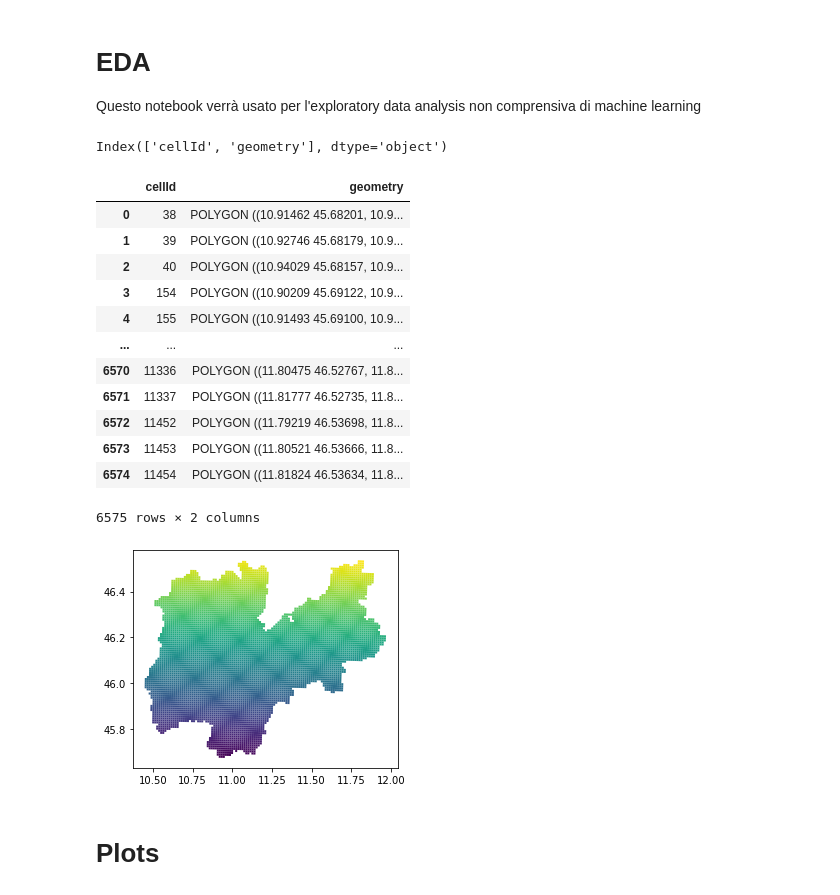
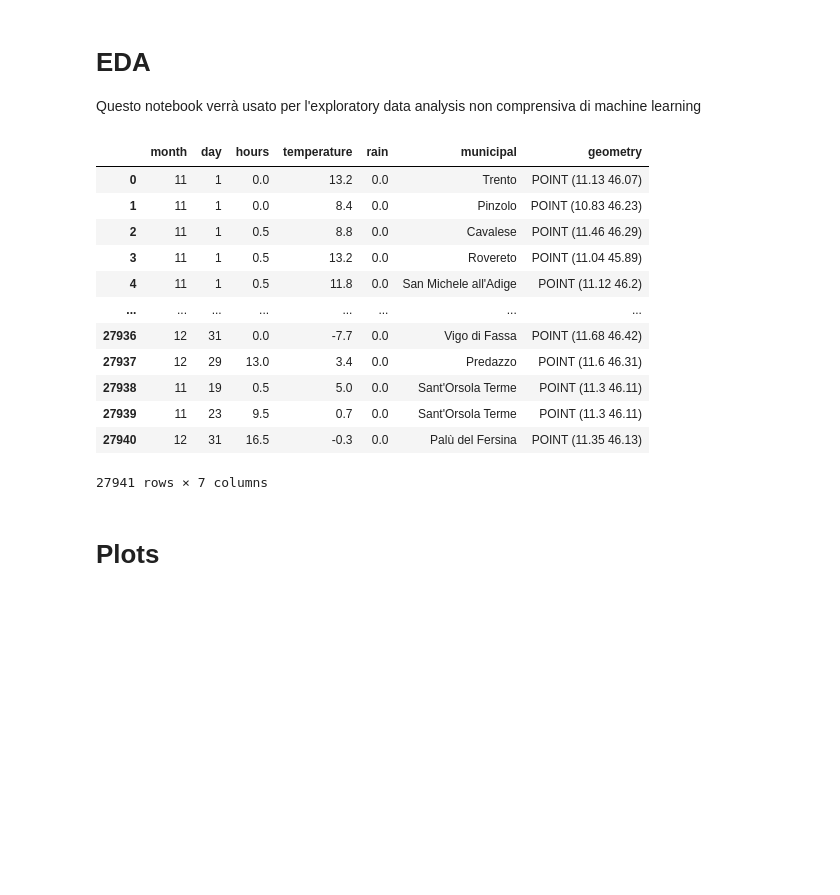
Before and after one commit to devix2/IntroToDS_FinalProject, a Jupyter notebook: SocialPulse(noCC)/EDA.ipynb, the cells around one changed output. Saved outputs shown, nothing was run; the diff lists cells and outputs as text; code cells hidden in the pictures; blank space fills up the shorter version.

```diff
--- a/SocialPulse(noCC)/EDA.ipynb
+++ b/SocialPulse(noCC)/EDA.ipynb
@@ -19,22 +22,26 @@ import make_dataset as m_d
 # %%
 #Importiamo il database dei tweets
 
-df=gpd.read_csv("data\processed\twitter_final.csv")
+df=pd.read_csv("data/processed/twitter_final.csv")
+df=gpd.GeoDataFrame(df)   #Usare diretto Geopandas crasha il kernel...
+
+#col_list = list(df)
+#col_list[6], col_list[5] = col_list[5], col_list[6]
+
+df
 # %% [output]
+|  | month | day | hours | temperature | rain | municipal | geometry |
+| 0 | 11 | 1 | 0.0 | 13.2 | 0.0 | Trento | POINT (11.13 46.07) |
+| 1 | 11 | 1 | 0.0 | 8.4 | 0.0 | Pinzolo | POINT (10.83 46.23) |
+| 2 | 11 | 1 | 0.5 | 8.8 | 0.0 | Cavalese | POINT (11.46 46.29) |
+| 3 | 11 | 1 | 0.5 | 13.2 | 0.0 | Rovereto | POINT (11.04 45.89) |
+| 4 | 11 | 1 | 0.5 | 11.8 | 0.0 | San Michele all'Adige | POINT (11.12 46.2) |
+| ... | ... | ... | ... | ... | ... | ... | ... |
+| 27936 | 12 | 31 | 0.0 | -7.7 | 0.0 | Vigo di Fassa | POINT (11.68 46.42) |
+| 27937 | 12 | 29 | 13.0 | 3.4 | 0.0 | Predazzo | POINT (11.6 46.31) |
+| 27938 | 11 | 19 | 0.5 | 5.0 | 0.0 | Sant'Orsola Terme | POINT (11.3 46.11) |
+| 27939 | 11 | 23 | 9.5 | 0.7 | 0.0 | Sant'Orsola Terme | POINT (11.3 46.11) |
+| 27940 | 12 | 31 | 16.5 | -0.3 | 0.0 | Palù del Fersina | POINT (11.35 46.13) |
-Index(['cellId', 'geometry'], dtype='object')
+27941 rows × 7 columns
-|  | cellId | geometry |
-| 0 | 38 | POLYGON ((10.91462 45.68201, 10.9... |
-| 1 | 39 | POLYGON ((10.92746 45.68179, 10.9... |
-| 2 | 40 | POLYGON ((10.94029 45.68157, 10.9... |
-| 3 | 154 | POLYGON ((10.90209 45.69122, 10.9... |
-| 4 | 155 | POLYGON ((10.91493 45.69100, 10.9... |
-| ... | ... | ... |
-| 6570 | 11336 | POLYGON ((11.80475 46.52767, 11.8... |
-| 6571 | 11337 | POLYGON ((11.81777 46.52735, 11.8... |
-| 6572 | 11452 | POLYGON ((11.79219 46.53698, 11.8... |
-| 6573 | 11453 | POLYGON ((11.80521 46.53666, 11.8... |
-| 6574 | 11454 | POLYGON ((11.81824 46.53634, 11.8... |
-6575 rows × 2 columns
-[figure, removed]
 # %% [markdown]
 # Plots
```
Also changed, not shown: parts of 5 cells of this notebook, 2 other files.
